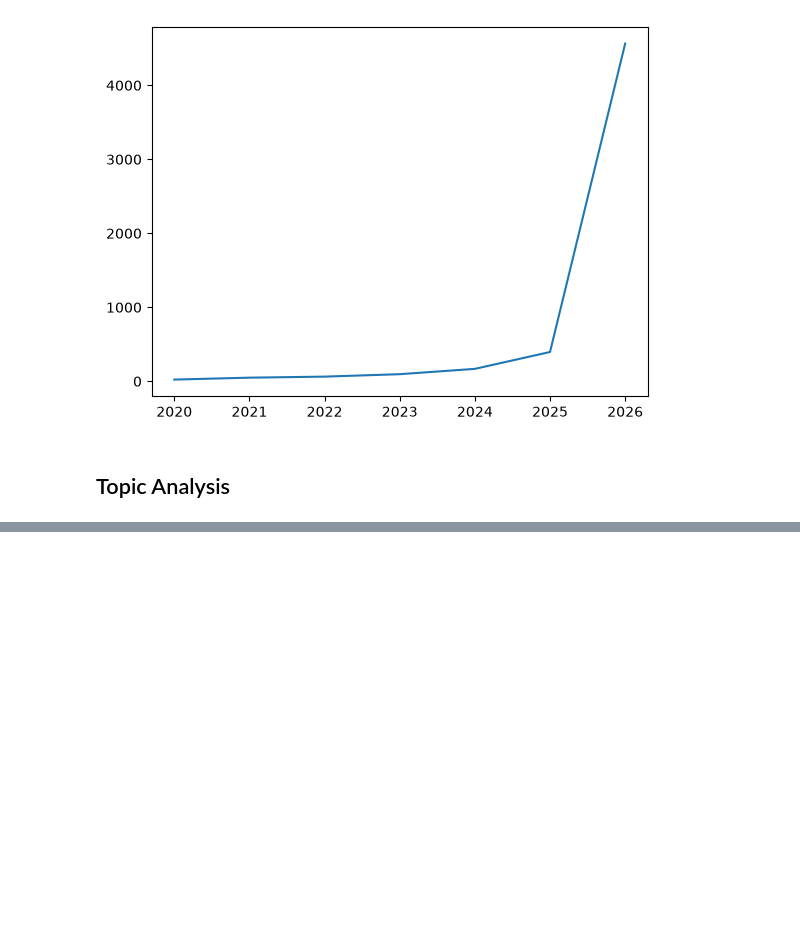
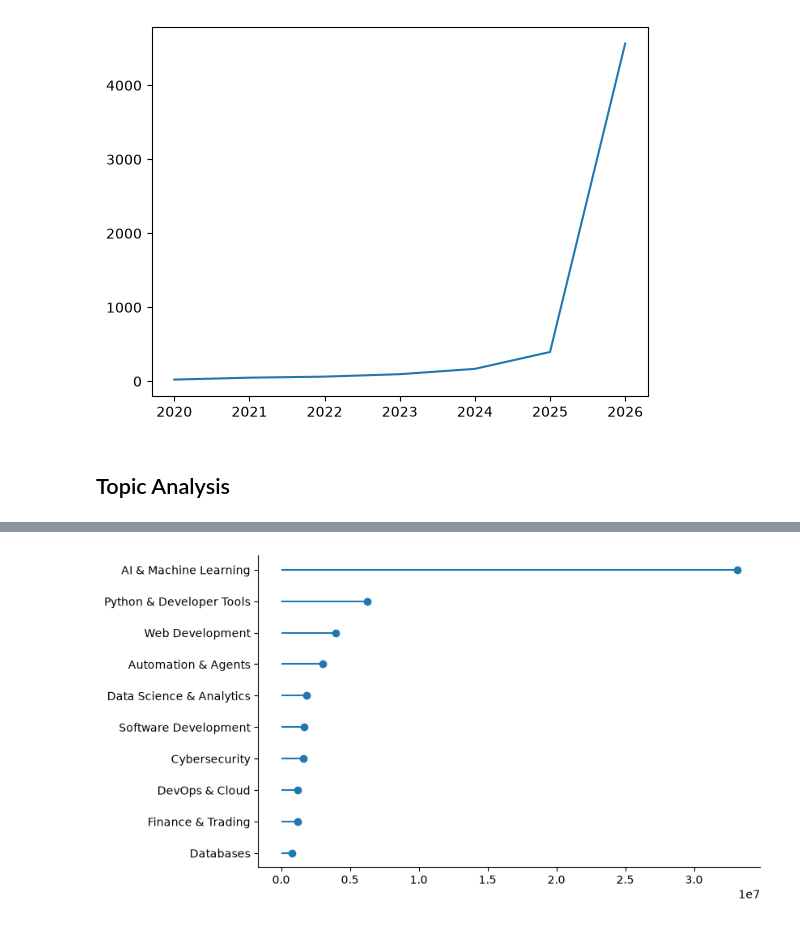
Before and after one commit to hellovishwas/python-ecosystem-intelligence, a Jupyter notebook: notebooks/03_github_eda.ipynb, the cells around one changed output, grey strips where cells are left out. Cells and saved outputs as stored; diff of their text form; code cells hidden in the pictures; blank space fills up the shorter version.

```diff
--- a/notebooks/03_github_eda.ipynb
+++ b/notebooks/03_github_eda.ipynb
@@ -158,0 +222,3 @@ top_topics
+# %%
+top_category_stars=topic_summary.groupby('category')["total_stars"].sum().sort_values().tail(11).head(10)
+top_category_stars
@@ -158,0 +238,7 @@ top_topics
+# %%
+fig,ax=plt.subplots(figsize=(8,5))
+ax.hlines(top_category_stars.index, xmin=0, xmax=top_category_stars.values)
+ax.plot(top_category_stars.values,top_category_stars.index,"o")
+ax.spines[["top","right"]].set_visible(False)
+# %% [output]
+[figure, added]
```
Also changed, not shown: parts of 13 cells of this notebook.
